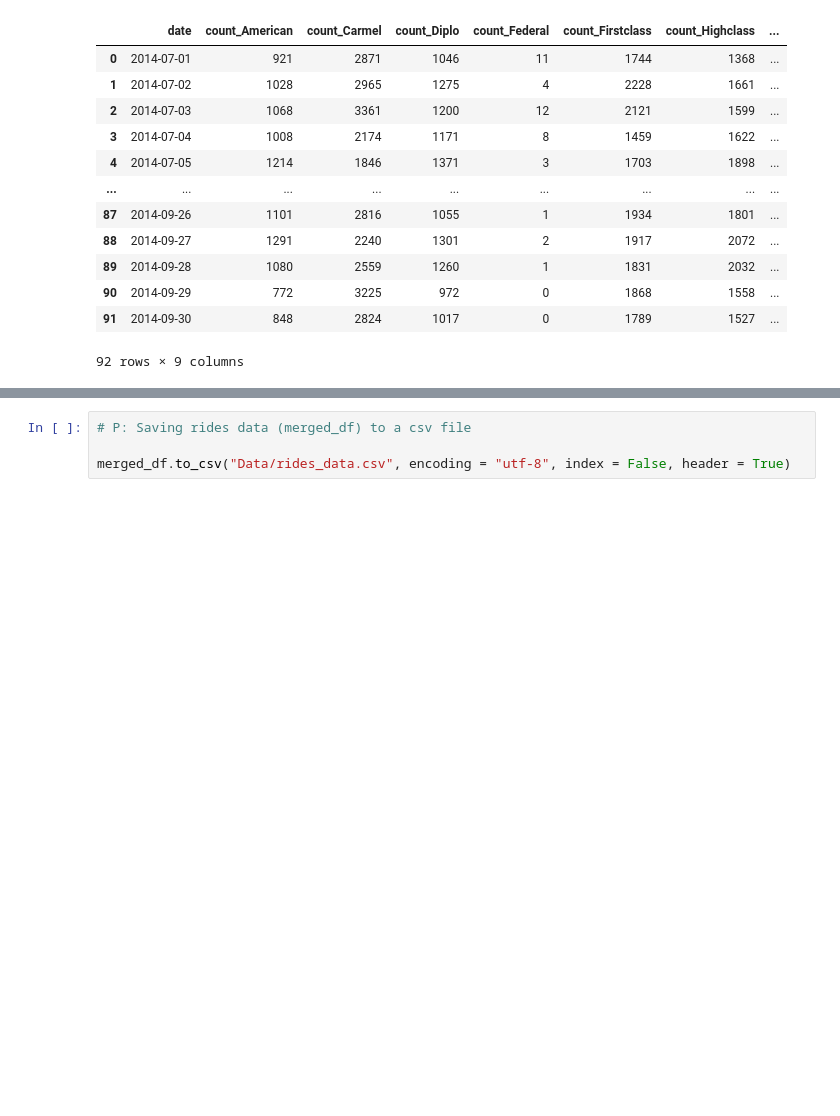
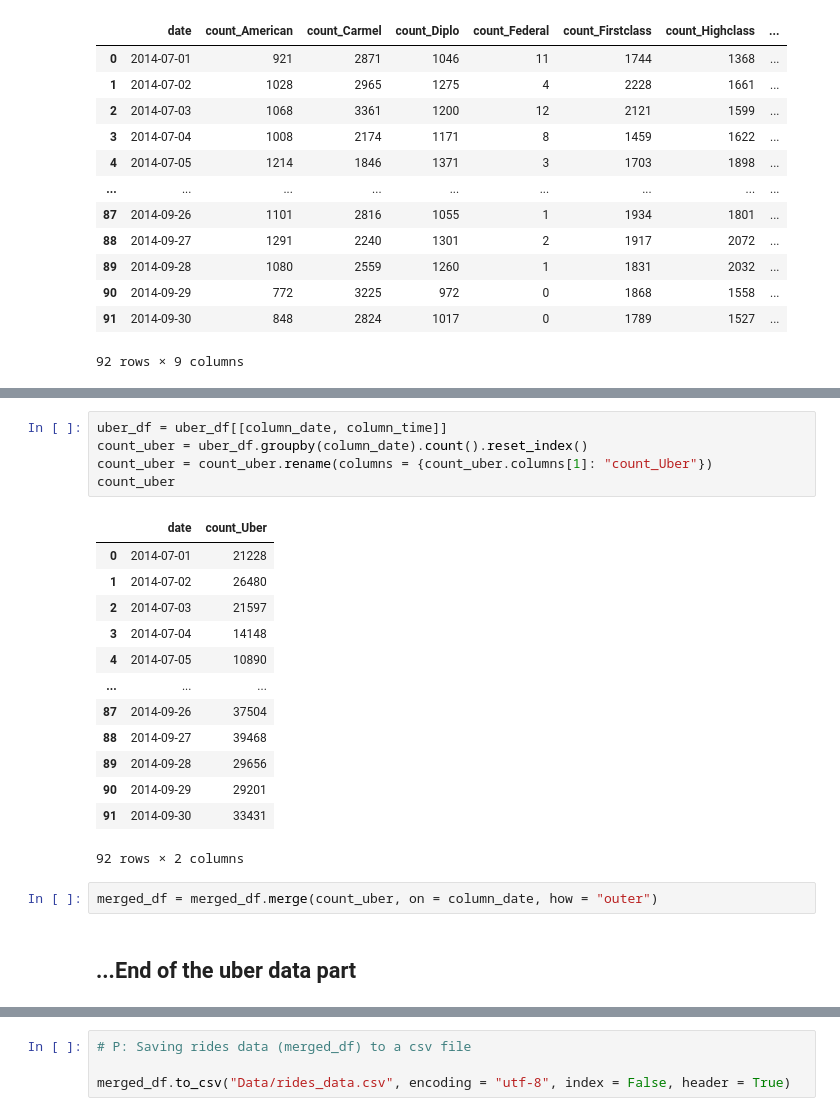
Before and after one commit to P219-C/G5_project-1_UWADA, a Jupyter notebook: Group5_main.ipynb, the cells around one changed output, grey strips where cells are left out. Drawn from its saved outputs; the diff is of its cells as text; blank space fills up the shorter version.

```diff
--- a/Group5_main.ipynb
+++ b/Group5_main.ipynb
@@ -360,3 +441,26 @@ merged_df
+# %%
+uber_df = uber_df[[column_date, column_time]]
+count_uber = uber_df.groupby(column_date).count().reset_index()
+count_uber = count_uber.rename(columns = {count_uber.columns[1]: "count_Uber"})
+count_uber
+# %% [output]
+|  | date | count_Uber |
+| 0 | 2014-07-01 | 21228 |
+| 1 | 2014-07-02 | 26480 |
+| 2 | 2014-07-03 | 21597 |
+| 3 | 2014-07-04 | 14148 |
+| 4 | 2014-07-05 | 10890 |
+| ... | ... | ... |
+| 87 | 2014-09-26 | 37504 |
+| 88 | 2014-09-27 | 39468 |
+| 89 | 2014-09-28 | 29656 |
+| 90 | 2014-09-29 | 29201 |
+| 91 | 2014-09-30 | 33431 |
+92 rows × 2 columns
+# %%
+merged_df = merged_df.merge(count_uber, on = column_date, how = "outer")
+# %% [markdown]
+## ...End of the uber data part
 # %%
 merged_df = merged_df.set_index(column_date)
 merged_df["Total"] = merged_df.sum(axis = 1)
```
Also changed, not shown: parts of 17 cells of this notebook, 7 other files.
